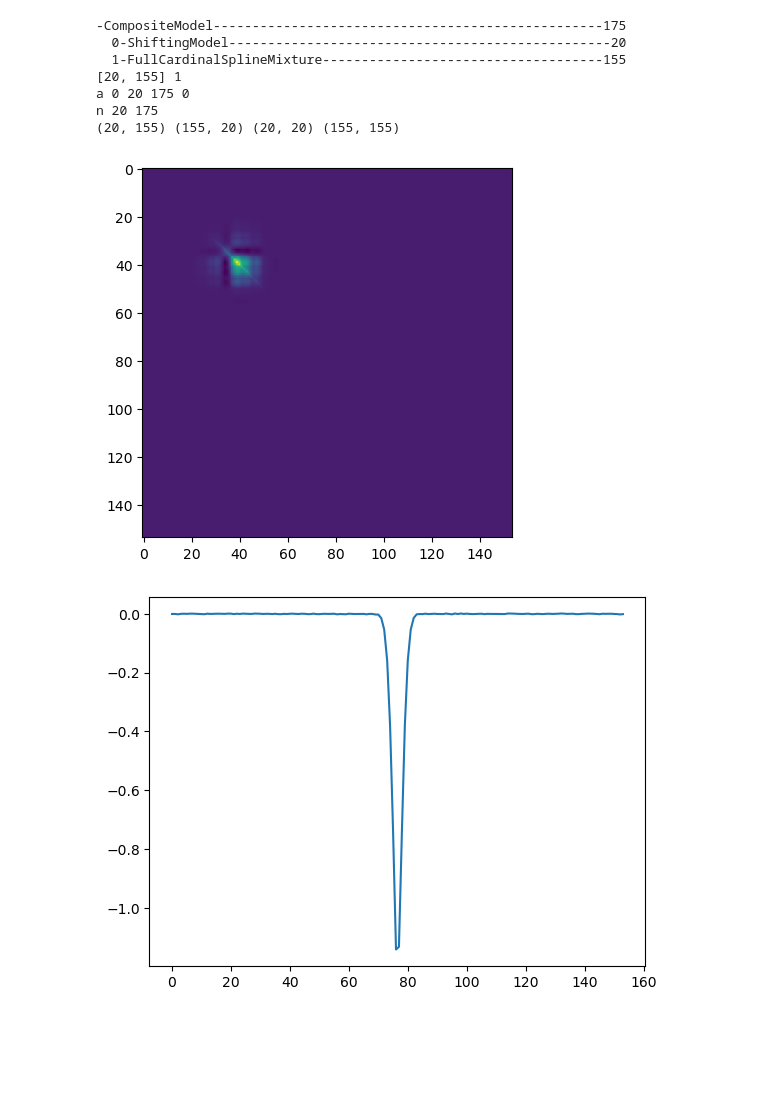
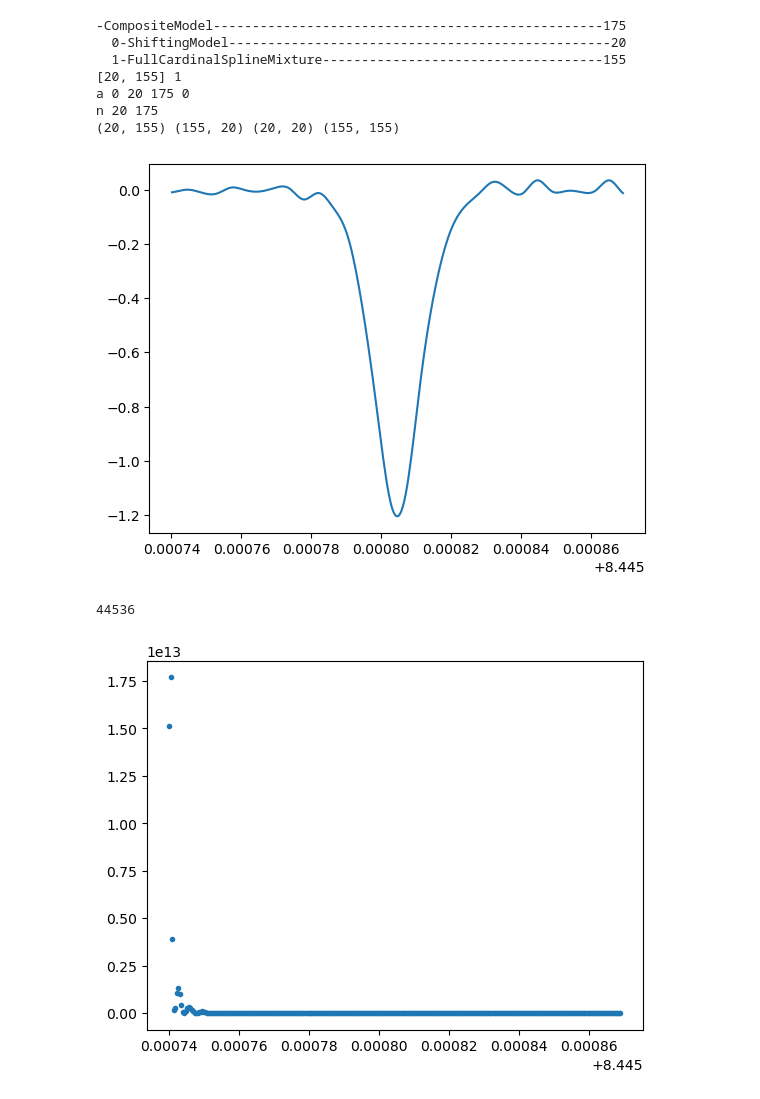
Before and after one commit to mdd423/wobble_jax, a Jupyter notebook: notebooks/01-testdata.ipynb, the cells around one changed output. Saved outputs shown, nothing was run; the diff lists cells and outputs as text; code cells hidden in the pictures; blank space fills up the shorter version.

```diff
--- a/notebooks/01-testdata.ipynb
+++ b/notebooks/01-testdata.ipynb
@@ -63,7 +63,7 @@ def create_dataset(x_grid, shifts, line, depth, snr, resolution):
 Here we define the parameters of the data, we will generate. This includes the resolution of the spectrograph, signal to noise ratio, number of epochs, and number of telluric and stellar spectral lines.
 # %%
 resolution = 120_000
-snr = 350
+snr = 20
 epoches = 20
 
 dx = jabble.physics.delta_x(2 * resolution)
@@ -395,15 +394,26 @@ def reduce_fischer(model,f_info,reduce_index):
     print(fna_info.shape,fan_info.shape,faa_info.shape,fnn_info.shape)
     return fnn_info - (fan_info @ np.linalg.inv(faa_info) @ fna_info)
 
+def reverse(self, y, x, *args):
+    a = (self.p_val + 1) / 2
+    A = jabble.model.cardinal_vmap_matrix(x, self.xs, self.spline, a)
+    p = jnp.linalg.pinv(A).transpose() @ y
+    return p
+
 def backwards_pass(model,xp,xq,f_info,metarowp={},metarowq={}):
-    dtdf = jax.jacfwd(lambda x,metarow: model.reverse(model(model.get_parameters(),x,metarow),x), argnums=0)
-    return dtdf(xp,metarowp).transpose() @ f_info @ dtdf(xp,metarowq)
+    yp = model(model.get_parameters(),xp,metarowp)
+    yq = model(model.get_parameters(),xq,metarowq)
+    def _internal(y,x,metarow):
+        return reverse(model,y,x,metarow)
+    dtdf = jax.jacfwd(_internal, argnums=0)
+    return dtdf(yp,xp,metarowp).transpose() @ f_info @ dtdf(yq,xq,metarowq)
 
 f_info = fischer_full(model, dataset, cpus[0])
 reduce_index = [1]
 reduce_info = reduce_fischer(model,f_info,reduce_index)
 
-snr = backwards_pass(model[1],x_grid,x_grid,reduce_info)
+xp = np.log(np.linspace(4655.2,4655.8,300))
+model_info = backwards_pass(model[1],xp,xp,reduce_info)
 # %% [output]
 -CompositeModel--------------------------------------------------175
   0-ShiftingModel-------------------------------------------------20
@@ -413,11 +423,20 @@ a 0 20 175 0
 n 20 175
 (20, 155) (155, 20) (20, 20) (155, 155)
 # %%
-plt.imshow(snr)
+yp = model[1](model[1].get_parameters(),xp,{})
+plt.plot(xp,yp)
 plt.show()
 
-plt.plot(model[1]([],x_grid,{}))
+print(np.sum(model_info <= 0.0))
+plt.plot(xp,np.diag(model_info),'.')
 plt.show()
+
+plt.imshow(reduce_info.transpose(),extent=(x_grid.min(),x_grid.max(),x_grid.min(),x_grid.max()))
+plt.show()
+
+plt.imshow(model_info.transpose(),extent=(x_grid.min(),x_grid.max(),x_grid.min(),x_grid.max()))
+plt.show()
 # %% [output]
-[figure, old version]
+[figure, new version]
+44536
-[figure, old version]
+[figure, new version]
```
Also changed, not shown: parts of 8 cells of this notebook.
